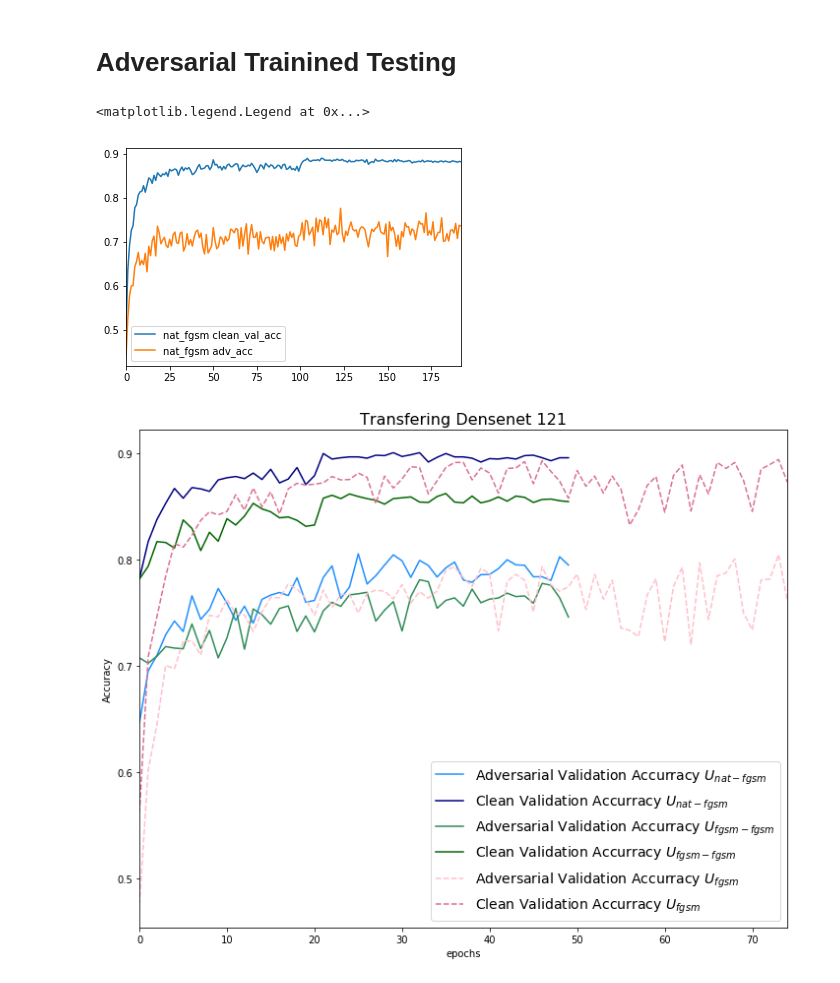
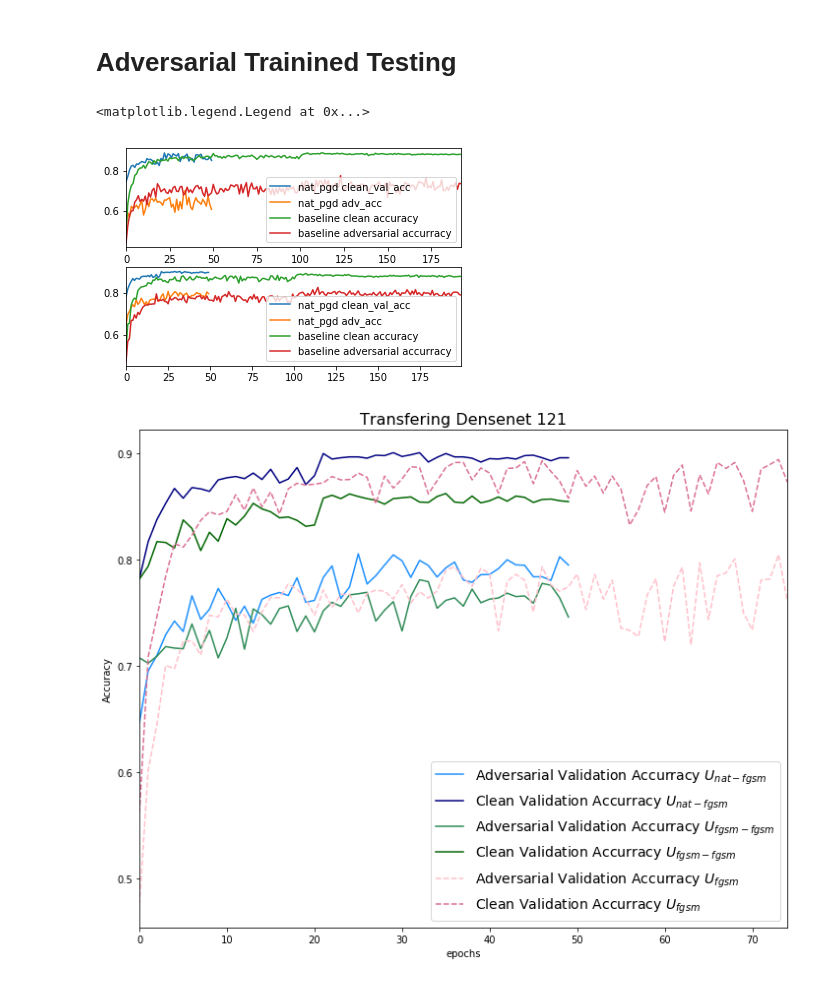
Before and after one commit to nanton96/An-Empirical-Evaluation-of-Adversarial-Robustness-under-Transfer-Learning, a Jupyter notebook: notebooks/Testing_Results_2.ipynb, the cells around one changed output. Drawn from its saved outputs; the diff is of its cells as text; code cells hidden in the pictures.

```diff
--- a/notebooks/Testing_Results_2.ipynb
+++ b/notebooks/Testing_Results_2.ipynb
@@ -84,16 +84,24 @@ nets = {
 #         'densenet121_cifar10': 'cifar10',
         'densenet121_cifar10_fgsm': 'cifar10',
         'densenet121_cifar10_pgd': 'cifar10',
-#         'densenet121_cifar100': 'cifar100',
-#         'densenet121_cifar100_fgsm': 'cifar100',
-#         'densenet121_cifar100_pgd': 'cifar100'
+#       'densenet121_cifar100': 'cifar100',
+#       'densenet121_cifar100_fgsm': 'cifar100',
+#       'densenet121_cifar100_pgd': 'cifar100'
+
         'transfer_densenet121_nat_fgsm' : 'cifar10',
         'transfer_densenet121_fgsm_fgsm' : 'cifar10',
+        'transfer_densenet121_nat_pgd' : 'cifar10',
+        'transfer_densenet121_pgd_pgd' : 'cifar10',
+#         'transfer_densenet121_pgd_nat' : 'cifar10',
 
-#         'transfer_densenet121_nat_nat':'cifar10',
-#         'transfer_densenet121_nat_nat_all_layers': 'cifar10',
+
+#       'transfer_densenet121_nat_nat':'cifar10',
+#       'transfer_densenet121_nat_nat_all_layers': 'cifar10',
         'transfer_resnet56_fgsm_fgsm': 'cifar10',
         'transfer_resnet56_nat_fgsm': 'cifar10',
+        'transfer_resnet56_pgd_pgd': 'cifar10',
+        'transfer_resnet56_nat_pgd': 'cifar10',
+#         'transfer_resnet56_pgd_nat': 'cifar10',
 #         'transfer_resnet56_fgsm_nat': 'cifar10',
 #         'transfer_resnet56_nat_nat': 'cifar10',
 #         'transfer_resnet56_nat_nat_all_layers': 'cifar10',
@@ -133,23 +141,44 @@ for net,dataset in nets.items():
 
     net='transfer_resnet56_fgsm_fgsm'
 # %%
-net='resnet56_cifar10_pgd'
+net='transfer_resnet56_nat_pgd'
 
-clean_val_acc_summary[net].plot(label = 'nat_fgsm clean_val_acc')
-adv_val_acc_summary[net].plot(label = 'nat_fgsm adv_acc')
+baseline = 'resnet56_cifar10_pgd'
+
+plt.subplot(2,1,1)
+# plt.figure(figsize=(10,8))
+clean_val_acc_summary[net].plot(label = 'nat_pgd clean_val_acc')
+adv_val_acc_summary[net].plot(label = 'nat_pgd adv_acc')
+
+
+clean_val_acc_summary[baseline].plot(label = 'baseline clean accuracy')
+adv_val_acc_summary[baseline].plot(label = 'baseline adversarial accurracy')
+plt.legend()
+plt.subplot(2,1,2)
+
+net='transfer_resnet56_nat_fgsm'
+
+baseline = 'resnet56_cifar10_fgsm'
+
+clean_val_acc_summary[net].plot(label = 'nat_pgd clean_val_acc')
+adv_val_acc_summary[net].plot(label = 'nat_pgd adv_acc')
+
+
+clean_val_acc_summary[baseline].plot(label = 'baseline clean accuracy')
+adv_val_acc_summary[baseline].plot(label = 'baseline adversarial accurracy')
 
 
 # adv_train_acc_summary[net].plot(label = 'adversarial train_acc')
 # clean_train_acc_summary[net].plot(label = 'clean_train_acc')
 # adv_train_acc_summary[net] = data_train['adv_train_acc']
 #     clean_train_acc_summary[net]
 
 
 
 plt.legend()
 # %% [output]
 <matplotlib.legend.Legend at 0x...>
-[figure, old version]
+[figure, new version]
 # %%
 baseline = 'densenet121_cifar10_fgsm'
 net='transfer_resnet56_nat_fgsm'
```
Also changed, not shown: 4 other files.
